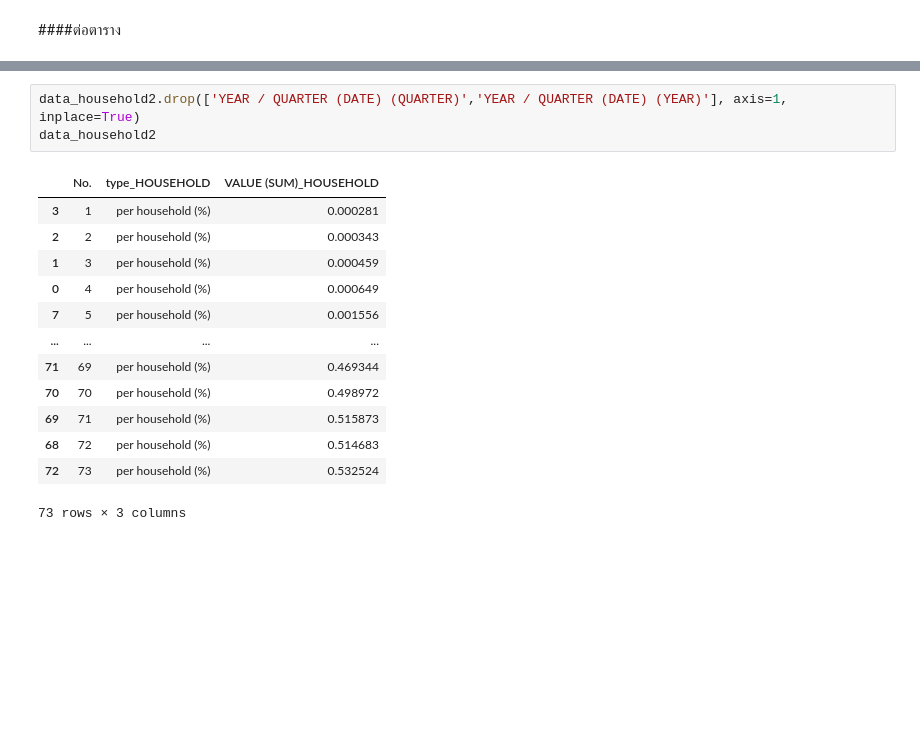
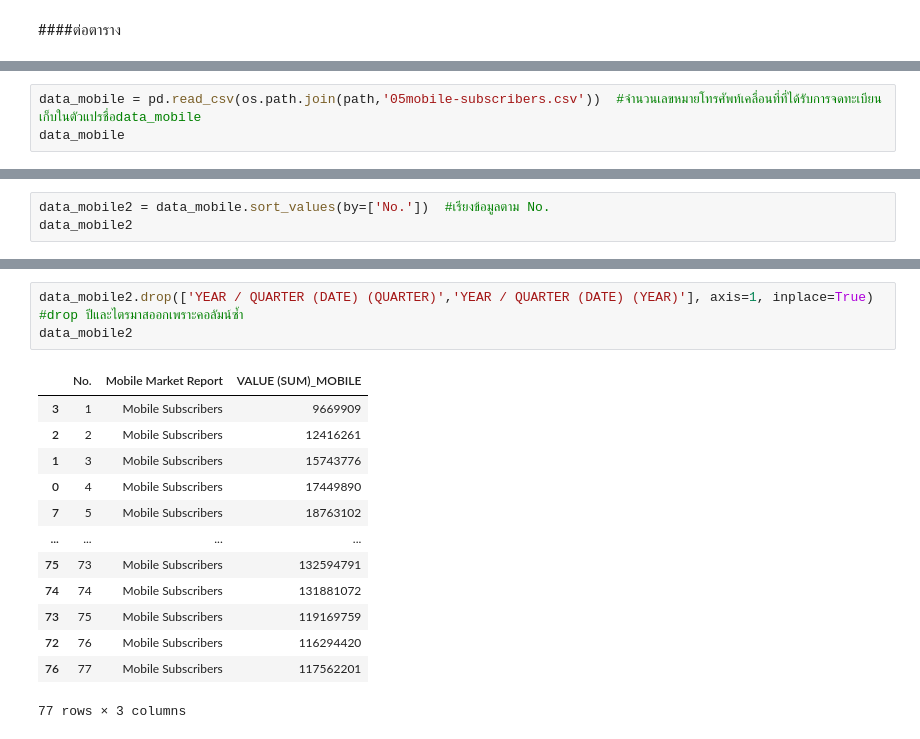
Before and after one commit to sskboonmee/DWDM21, a Jupyter notebook: Projectlookmhee.ipynb, the cells around one changed output, grey strips where cells are left out. Saved outputs shown, nothing was run; the diff lists cells and outputs as text; blank space fills up the shorter version.

```diff
--- a/Projectlookmhee.ipynb
+++ b/Projectlookmhee.ipynb
@@ -162,0 +210,3 @@ merge_table
+# %%
+data_mobile = pd.read_csv(os.path.join(path,'05mobile-subscribers.csv'))  #จำนวนเลขหมายโทรศัพท์เคลื่อนที่ที่ได้รับการจดทะเบียน เก็บในตัวแปรชื่อdata_mobile
+data_mobile
@@ -162,0 +227,3 @@ merge_table
+# %%
+data_mobile2 = data_mobile.sort_values(by=['No.'])  #เรียงข้อมูลตาม No.
+data_mobile2
@@ -163,17 +244,17 @@ merge_table
 # %%
-data_household2.drop(['YEAR / QUARTER (DATE) (QUARTER)','YEAR / QUARTER (DATE) (YEAR)'], axis=1, inplace=True)
-data_household2
+data_mobile2.drop(['YEAR / QUARTER (DATE) (QUARTER)','YEAR / QUARTER (DATE) (YEAR)'], axis=1, inplace=True)  #drop ปีและไตรมาสออกเพราะคอลัมน์ซ้ำ
+data_mobile2
 # %% [output]
-|  | No. | type_HOUSEHOLD | VALUE (SUM)_HOUSEHOLD |
-| 3 | 1 | per household (%) | 0.000281 |
-| 2 | 2 | per household (%) | 0.000343 |
-| 1 | 3 | per household (%) | 0.000459 |
-| 0 | 4 | per household (%) | 0.000649 |
-| 7 | 5 | per household (%) | 0.001556 |
+|  | No. | Mobile Market Report | VALUE (SUM)_MOBILE |
+| 3 | 1 | Mobile Subscribers | 9669909 |
+| 2 | 2 | Mobile Subscribers | 12416261 |
+| 1 | 3 | Mobile Subscribers | 15743776 |
+| 0 | 4 | Mobile Subscribers | 17449890 |
+| 7 | 5 | Mobile Subscribers | 18763102 |
 | ... | ... | ... | ... |
-| 71 | 69 | per household (%) | 0.469344 |
-| 70 | 70 | per household (%) | 0.498972 |
-| 69 | 71 | per household (%) | 0.515873 |
-| 68 | 72 | per household (%) | 0.514683 |
-| 72 | 73 | per household (%) | 0.532524 |
+| 75 | 73 | Mobile Subscribers | 132594791 |
+| 74 | 74 | Mobile Subscribers | 131881072 |
+| 73 | 75 | Mobile Subscribers | 119169759 |
+| 72 | 76 | Mobile Subscribers | 116294420 |
+| 76 | 77 | Mobile Subscribers | 117562201 |
-73 rows × 3 columns
+77 rows × 3 columns
```
Also changed, not shown: parts of 28 cells of this notebook.
